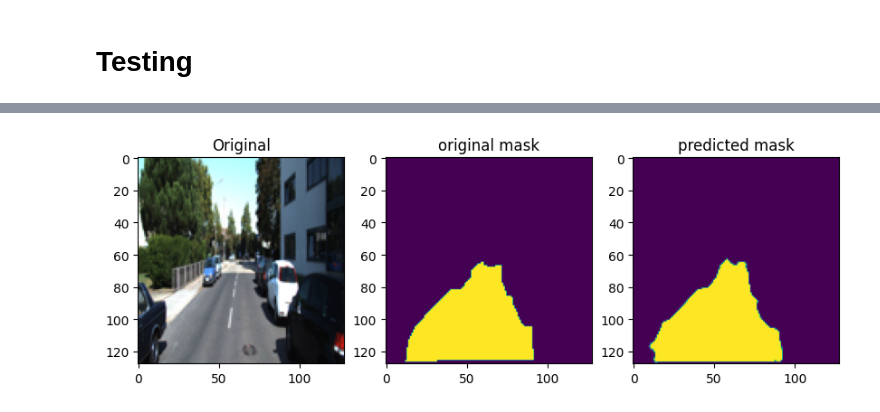
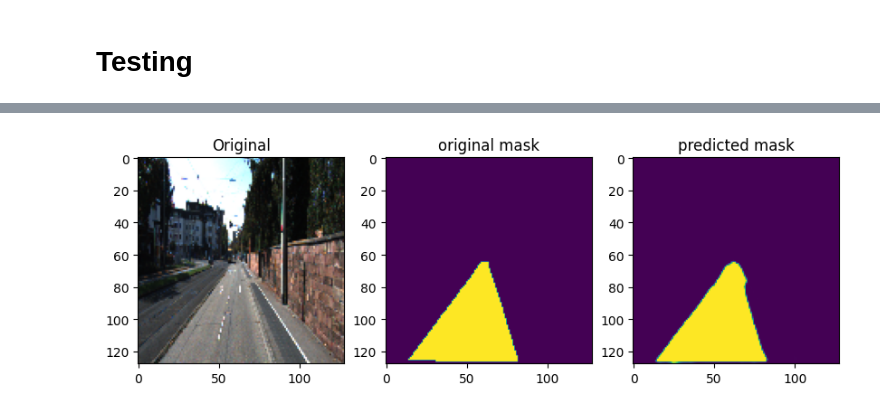
Before and after one commit to AbeRodz/computer-vision-II, a Jupyter notebook: project.ipynb, the cells around one changed output, grey strips where cells are left out. Cells and saved outputs as stored; diff of their text form; code cells hidden in the pictures.

```diff
--- a/project.ipynb
+++ b/project.ipynb
@@ -281 +283,3 @@ val set size (115, 3, 128, 128)
+# %%
+X_train, y_train, X_test, y_test , X_val, y_val  = test_train_validation_split(data,binary_mask)
 # %%
@@ -741,17 +702,4 @@ plt.show()
-# %%
-#test cases
-# Show the original and augmented images side by side
-fig, ax = plt.subplots(1, 3, figsize=(10, 5))
-ax[0].imshow(X_test[4].transpose(1,2,0))
-ax[0].set_title("Original")
-
-ax[1].imshow(y_test[4].transpose(1,2,0))
-ax[1].set_title("original mask")
-
-
-ax[2].imshow(predicted_masks[4].transpose(1,2,0))
-ax[2].set_title("predicted mask")
-
-plt.show()
-# %% [output]
-[figure, removed]
+# %%
+plot_predicted_image(X_test[2],y_test[2],predicted_masks[2])
+# %% [output]
+[figure, added]
```
Also changed, not shown: parts of 106 cells of this notebook.
